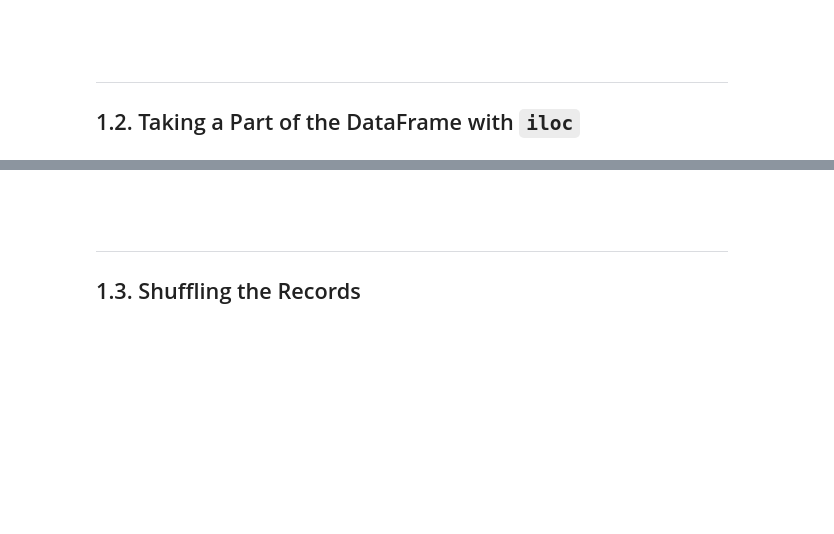
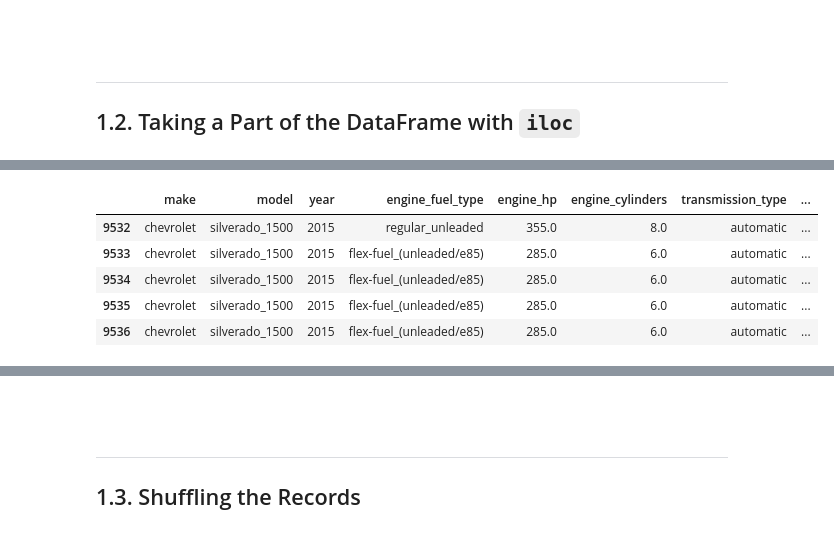
Before and after one commit to MiltonValleL/ml_zoomcamp_2026, a Jupyter notebook: module-02_Regression/02.2.regression_modelling.ipynb, the cells around one changed output, grey strips where cells are left out. Cells and saved outputs as stored; diff of their text form; code cells hidden in the pictures; blank space fills up the shorter version.

```diff
--- a/module-02_Regression/02.2.regression_modelling.ipynb
+++ b/module-02_Regression/02.2.regression_modelling.ipynb
@@ -92,0 +109,9 @@ df_train = df.iloc[n_val + n_test: ]
+# %%
+df_test.head()
+# %% [output]
+|  | make | model | year | engine_fuel_type | engine_hp | engine_cylinders | transmission_type | ... |
+| 9532 | chevrolet | silverado_1500 | 2015 | regular_unleaded | 355.0 | 8.0 | automatic | ... |
+| 9533 | chevrolet | silverado_1500 | 2015 | flex-fuel_(unleaded/e85) | 285.0 | 6.0 | automatic | ... |
+| 9534 | chevrolet | silverado_1500 | 2015 | flex-fuel_(unleaded/e85) | 285.0 | 6.0 | automatic | ... |
+| 9535 | chevrolet | silverado_1500 | 2015 | flex-fuel_(unleaded/e85) | 285.0 | 6.0 | automatic | ... |
+| 9536 | chevrolet | silverado_1500 | 2015 | flex-fuel_(unleaded/e85) | 285.0 | 6.0 | automatic | ... |
```
Also changed, not shown: parts of 26 cells of this notebook, 2 other files.
